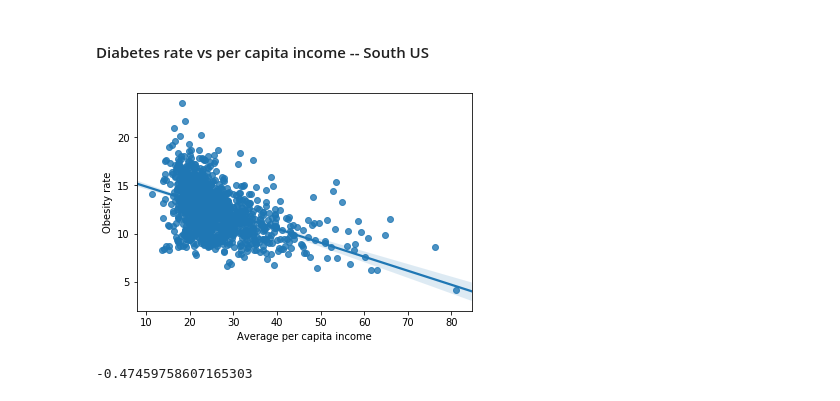
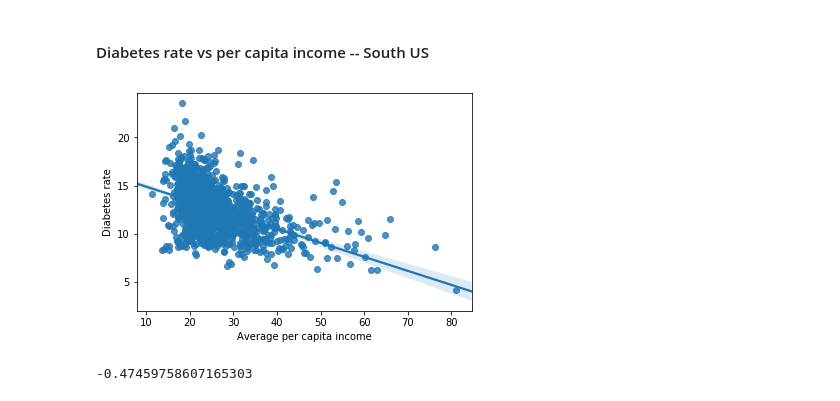
Before and after one commit to CourseReps/ECEN689-Fall2018, a Jupyter notebook: Projects/1ProjectFiles/Team5/Project 1.3.ipynb, the cells around one changed output. Cells and saved outputs as stored; diff of their text form; code cells hidden in the pictures.

```diff
--- a/Projects/1ProjectFiles/Team5/Project 1.3.ipynb
+++ b/Projects/1ProjectFiles/Team5/Project 1.3.ipynb
@@ -434,10 +434,10 @@ df_midwest['PCT_DIABETES_ADULTS13'].corr(df_midwest['w_income'])
 #### Diabetes rate vs per capita income -- South US
 # %%
 fig = sns.regplot(x=df_south['w_income'], y=df_south['PCT_DIABETES_ADULTS13'], fit_reg=True)
-fig.set(xlabel = 'Average per capita income', ylabel = 'Obesity rate')
+fig.set(xlabel = 'Average per capita income', ylabel = 'Diabetes rate')
 plt.show()
 # %% [output]
-[figure, old version]
+[figure, new version]
 # %%
 df_south['PCT_DIABETES_ADULTS13'].corr(df_south['w_income'])
 # %% [output]
```
Also changed, not shown: parts of 20 cells of this notebook.
